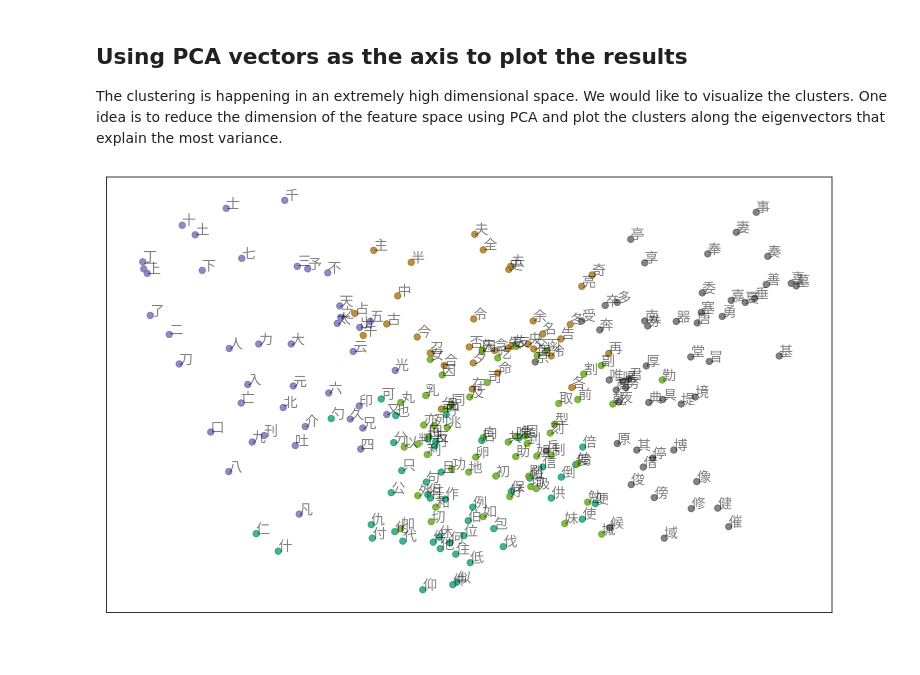
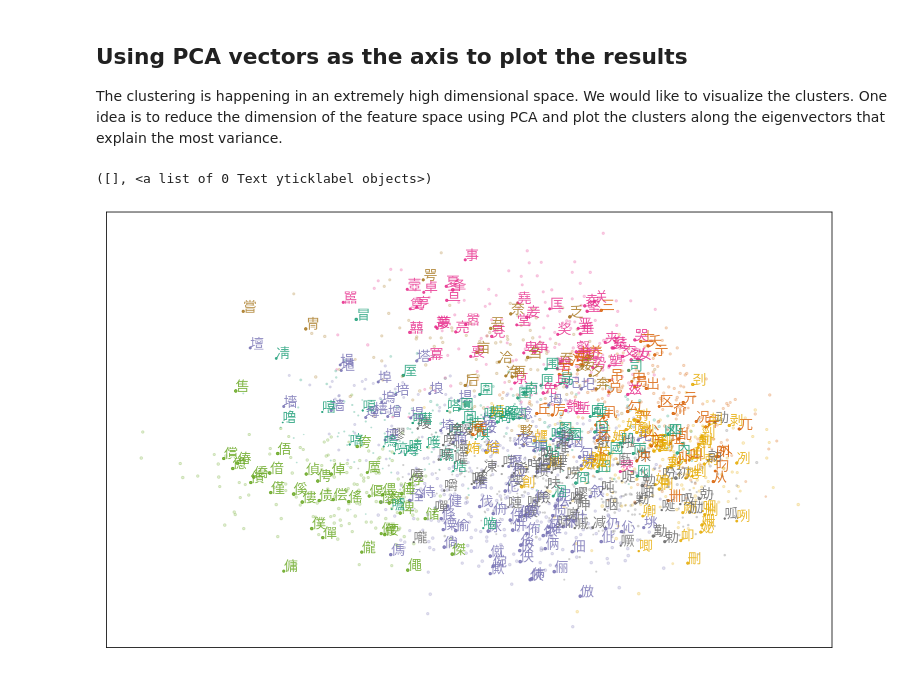
Before and after one commit to jiayiwus1x/exploring-the-structure-of-chinese-language, a Jupyter notebook: cluster-feature.ipynb, the cells around one changed output. Saved outputs shown, nothing was run; the diff lists cells and outputs as text; code cells hidden in the pictures.

```diff
--- a/cluster-feature.ipynb
+++ b/cluster-feature.ipynb
@@ -107,7 +105,6 @@ ConvNet(
 # %% [markdown]
 Resizing input images and converting them to a Tensor object
 # %%
-size_IMG = 32
 train_transforms = transforms.Compose([transforms.Resize(size_IMG),
                                        transforms.ToTensor(),
                                        ])
@@ -120,10 +117,10 @@ def plot_feature_map(visu_conv):
 
     for i in range(4):
         for j in range(4):
-            axarr[i,j].imshow(visu_conv[0][i*8+j].cpu().detach().numpy())
+            axarr[i,j].imshow(visu_conv[0][i*4+j].cpu().detach().numpy())
             axarr[i,j].axis('off')
 
-    plt.show()
+#     plt.show()
 # %%
 tot_conv = []
 tot_vect_conv = []
@@ -161,9 +172,7 @@ use_cuda = torch.cuda.is_available()
 dtype = 'float32' if use_cuda else 'float64'
 torchtype = {'float32': torch.float32, 'float64': torch.float64}
 
-
-# Naive K-means algorithm
-def KMeans(x, K=10, Niter=10, verbose=True):
+def KMeans(x, K=10, Niter=100, verbose=True):
     N, D = x.shape  # Number of samples, dimension of the ambient space
 
     # K-means loop:
@@ -173,7 +182,7 @@ def KMeans(x, K=10, Niter=10, verbose=True):
     start = time.time()
     c = x[:K, :].clone()  # Simplistic random initialization
     x_i = x[:, None, :]  # (Npoints, 1, D)
-
+    c_prev = x[:K, :].clone()
     for i in range(Niter):
 
         c_j = c[None, :, :]  # (1, Nclusters, D)
@@ -185,11 +194,20 @@ def KMeans(x, K=10, Niter=10, verbose=True):
         for d in range(D):  # Compute the cluster centroids with torch.bincount:
             c[:, d] = torch.bincount(cl, weights=x[:, d]) / Ncl
 
+        if torch.all(torch.eq(c, c_prev)) and i > 5:
+            print("coveraged", i)
+            break
+        if i == Niter-1:
+            print(c)
+            print(c_prev)
+        c_prev.data = c.clone()
+
+
     end = time.time()
 
     if verbose:
         print("K-means example with {:,} points in dimension {:,}, K = {:,}:".format(N, D, K))
         print('Timing for {} iterations: {:.5f}s = {} x {:.5f}s\n'.format(
-                Niter, end - start, Niter, (end-start) / Niter))
+                i+1, end - start, Niter, (end-start) / Niter))
 
     return cl, c, D_ij
@@ -204,4 +252,4 @@ Run K-means with 5 clusters
 # %%
-k = 5
+k = 12
 cl, c, Dij = KMeans(tor_data, K=k)
 # %% [output]
@@ -245,18 +294,26 @@ X = X - X_mean.expand_as(X)
 U,S,V = torch.svd(torch.t(X))
 C = torch.mm(X,U[:,:num])
 # %%
-font_path = "/usr/share/fonts/opentype/noto/NotoSansCJK-Regular.ttc"
-prop = mfm.FontProperties(fname=font_path)
+fig = plt.figure(figsize=(13,8))
 
-plt.figure(figsize=(13,8))
 cmap = plt.cm.get_cmap("Dark2", k)
 for i in range(len(C)):
-    plt.scatter(C.cpu()[i,0], C.cpu()[i,1], c = [cmap(cl.cpu()[i].numpy())],
-                s= 40, alpha = 0.8)
-    plt.annotate(L[i], (C.cpu()[i,0], C.cpu()[i,1]), fontproperties=prop, size = 14, alpha = 0.5)
+
+    if i%5==0:
+        plt.scatter(C.cpu()[i,0], C.cpu()[i,1], s = 2*(C.cpu()[i,2]-min(C.cpu()[:,2]))
+                , c = [cmap(cl.cpu()[i].numpy())],
+                 alpha = 0.8)
+
+        plt.annotate(L[i], (C.cpu()[i,0], C.cpu()[i,1]), color = cmap(cl.cpu()[i].numpy()),
+                     fontproperties=prop, size = 14, alpha = 0.8)
+    else:
+         plt.scatter(C.cpu()[i,0], C.cpu()[i,1], s = 2*(C.cpu()[i,2]-min(C.cpu()[:,2]))
+                , c = [cmap(cl.cpu()[i].numpy())],
+                 alpha = 0.2)
 
 plt.xticks([],[])
 plt.yticks([],[])
-plt.savefig("./cluster_results.png")
+# plt.savefig(data_saving_path + "/cluster_results_k_%d.png"%k)
 # %% [output]
+([], <a list of 0 Text yticklabel objects>)
-[figure, old version]
+[figure, new version]
```
Also changed, not shown: parts of 24 cells of this notebook, 2 other files.
